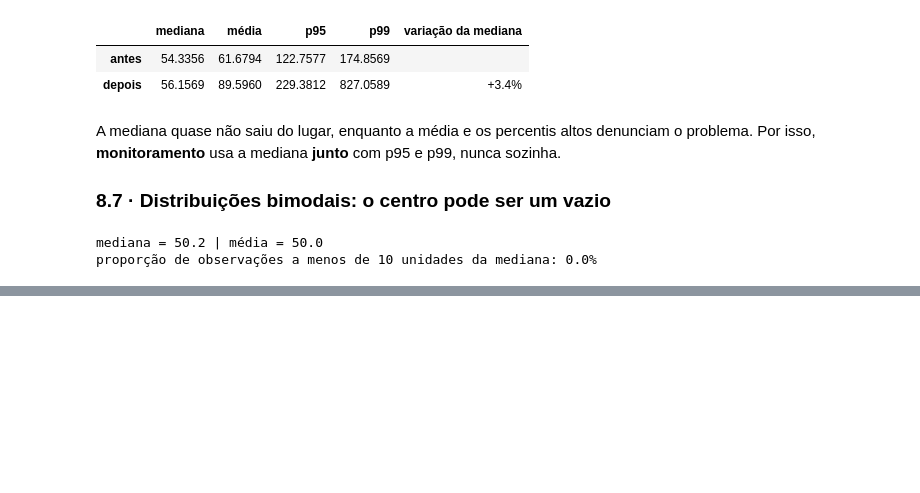
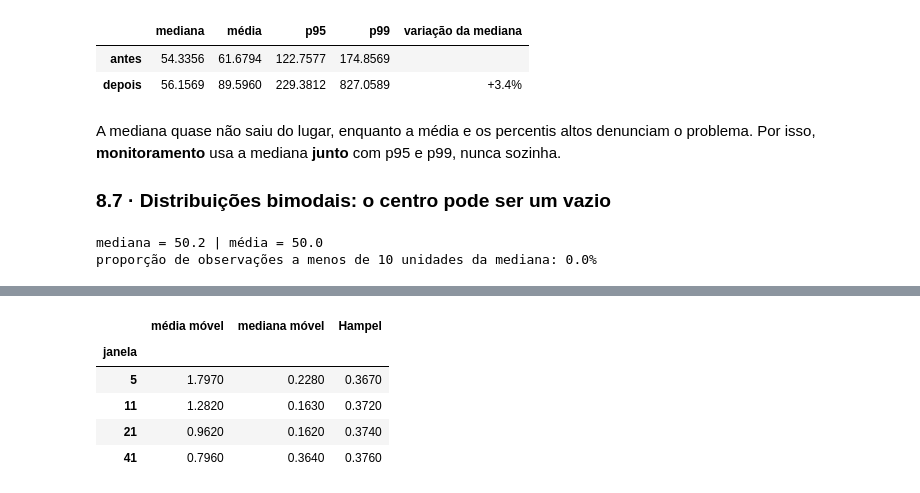
Before and after one commit to DanielCFigueira/Estatistica_e_Probabilidade, a Jupyter notebook: 01_estatistica_descritiva/01_medidas_de_posicao/02_mediana.ipynb, the cells around one changed output, grey strips where cells are left out. Drawn from its saved outputs; the diff is of its cells as text; code cells hidden in the pictures; blank space fills up the shorter version.

```diff
--- a/01_estatistica_descritiva/01_medidas_de_posicao/02_mediana.ipynb
+++ b/01_estatistica_descritiva/01_medidas_de_posicao/02_mediana.ipynb
@@ -776,0 +1055,17 @@ Com duas "populações" misturadas, a mediana (e a média) cai no **vale entre o
+# %%
+janelas = [5, 11, 21, 41]
+def erro(s): return np.sqrt(np.mean((s - verdadeiro) ** 2))
+
+sensibilidade = pd.DataFrame({
+    "média móvel": [erro(media_movel(obs, j)) for j in janelas],
+    "mediana móvel": [erro(mediana_movel(obs, j)) for j in janelas],
+    "Hampel": [erro(hampel(obs, w=j)[0]) for j in janelas],
+}, index=pd.Index(janelas, name="janela"))
+sensibilidade.round(3)
+# %% [output]
+|  | média móvel | mediana móvel | Hampel |
+| janela |  |  |  |
+| 5 | 1.7970 | 0.2280 | 0.3670 |
+| 11 | 1.2820 | 0.1630 | 0.3720 |
+| 21 | 0.9620 | 0.1620 | 0.3740 |
+| 41 | 0.7960 | 0.3640 | 0.3760 |
```
Also changed, not shown: parts of 22 cells of this notebook.
